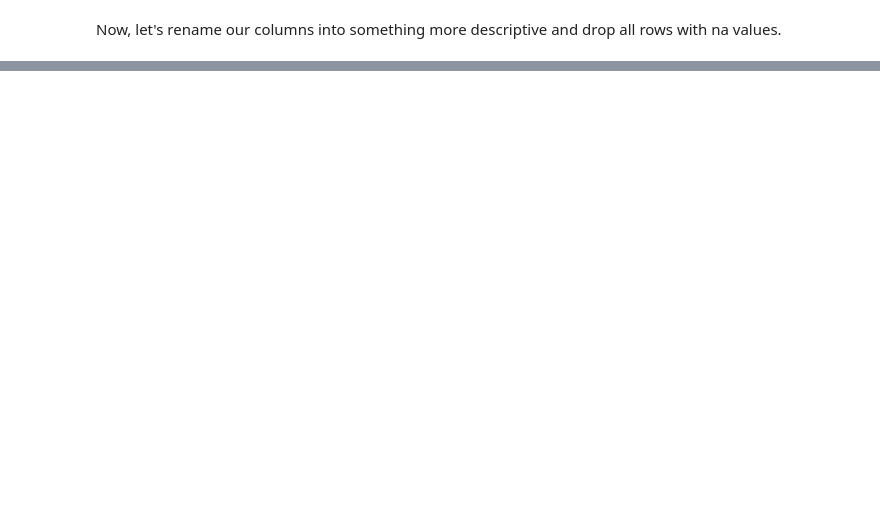
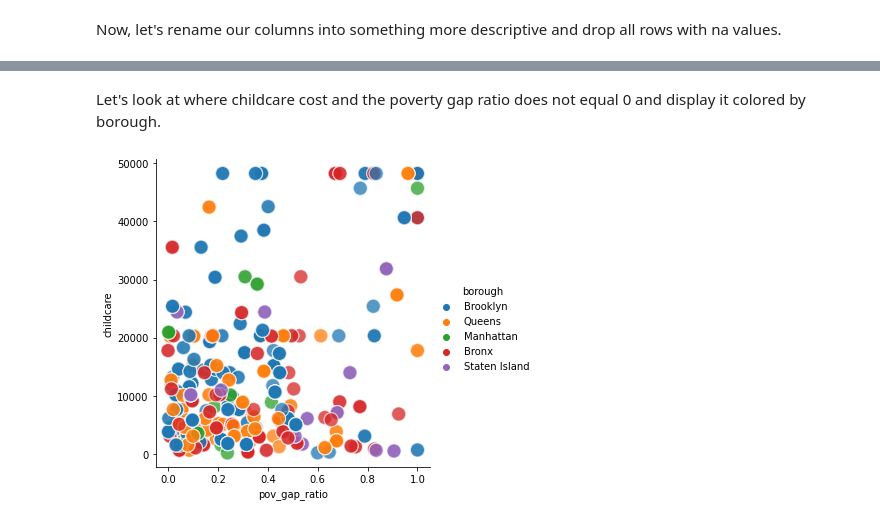
Before and after one commit to medhab2/intro-sprint, a Jupyter notebook: Intro Sprint #1.ipynb, the cells around one changed output, grey strips where cells are left out. Drawn from its saved outputs; the diff is of its cells as text; code cells hidden in the pictures; blank space fills up the shorter version.

```diff
--- a/Intro Sprint #1.ipynb
+++ b/Intro Sprint #1.ipynb
@@ -133,0 +191,7 @@ plt.show()
+# %% [markdown]
+Let's look at where childcare cost and the poverty gap ratio does not equal 0 and display it colored by borough.
+# %%
+poverty_childcare =  poverty[(poverty['pov_gap_ratio'] > 0) & (poverty['childcare'] > 0)]
+sns.relplot(x='pov_gap_ratio', y='childcare', hue="borough", s=200, alpha=.5, data=poverty_childcare);
+# %% [output]
+[figure, added]
```
Also changed, not shown: parts of 17 cells of this notebook, 1 other file.
